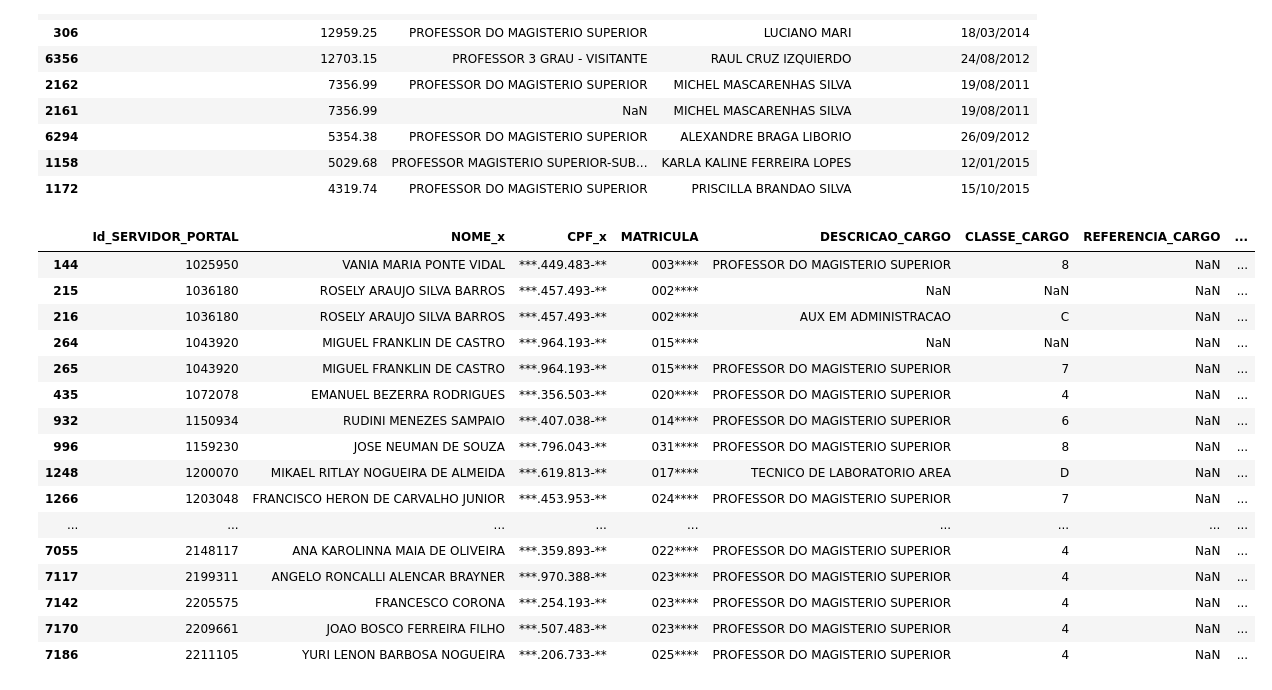
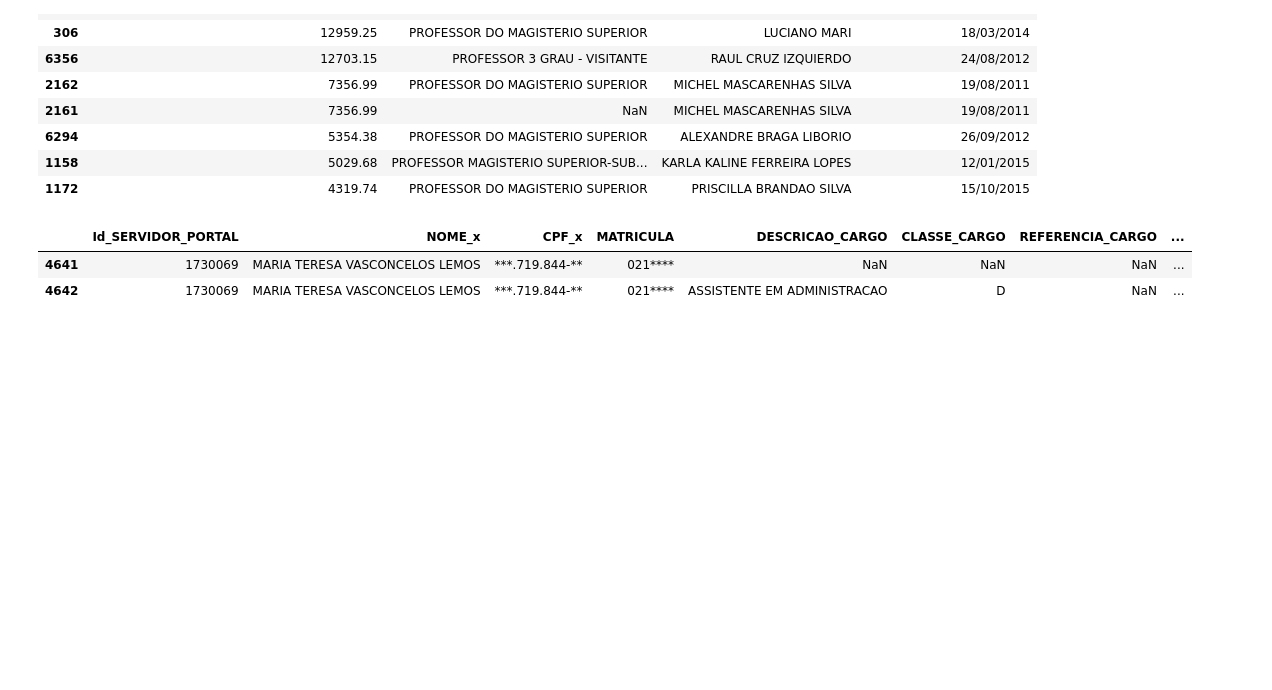
Before and after one commit to abevieiramota/analysis-servidores-federal, a Jupyter notebook: notebooks/1 - Remuneração.ipynb, the cells around one changed output. Cells and saved outputs as stored; diff of their text form; code cells hidden in the pictures; blank space fills up the shorter version.

```diff
--- a/notebooks/1 - Remuneração.ipynb
+++ b/notebooks/1 - Remuneração.ipynb
@@ -157,22 +157,8 @@ cols = cols[-3:] + cols[:-3]
 # %%
 tabelao.sort_values('QTD FG/CD', ascending=False)[cols].to_csv('olhae_leonanrdo_exercicio.csv')
 # %%
-df_ufc[df_ufc['UORG_LOTACAO'] == 'DEPTO DE COMPUTACAO']
+df_ufc[df_ufc['UORG_EXERCICIO'] == 'DIVISAO DE PROGRAMAS ACADEMICOS']
 # %% [output]
 |  | Id_SERVIDOR_PORTAL | NOME_x | CPF_x | MATRICULA | DESCRICAO_CARGO | CLASSE_CARGO | REFERENCIA_CARGO | ... |
-| 144 | 1025950 | VANIA MARIA PONTE VIDAL | ***.449.483-** | 003**** | PROFESSOR DO MAGISTERIO SUPERIOR | 8 | NaN | ... |
-| 215 | 1036180 | ROSELY ARAUJO SILVA BARROS | ***.457.493-** | 002**** | NaN | NaN | NaN | ... |
-| 216 | 1036180 | ROSELY ARAUJO SILVA BARROS | ***.457.493-** | 002**** | AUX EM ADMINISTRACAO | C | NaN | ... |
-| 264 | 1043920 | MIGUEL FRANKLIN DE CASTRO | ***.964.193-** | 015**** | NaN | NaN | NaN | ... |
-| 265 | 1043920 | MIGUEL FRANKLIN DE CASTRO | ***.964.193-** | 015**** | PROFESSOR DO MAGISTERIO SUPERIOR | 7 | NaN | ... |
-| 435 | 1072078 | EMANUEL BEZERRA RODRIGUES | ***.356.503-** | 020**** | PROFESSOR DO MAGISTERIO SUPERIOR | 4 | NaN | ... |
-| 932 | 1150934 | RUDINI MENEZES SAMPAIO | ***.407.038-** | 014**** | PROFESSOR DO MAGISTERIO SUPERIOR | 6 | NaN | ... |
-| 996 | 1159230 | JOSE NEUMAN DE SOUZA | ***.796.043-** | 031**** | PROFESSOR DO MAGISTERIO SUPERIOR | 8 | NaN | ... |
-| 1248 | 1200070 | MIKAEL RITLAY NOGUEIRA DE ALMEIDA | ***.619.813-** | 017**** | TECNICO DE LABORATORIO AREA | D | NaN | ... |
-| 1266 | 1203048 | FRANCISCO HERON DE CARVALHO JUNIOR | ***.453.953-** | 024**** | PROFESSOR DO MAGISTERIO SUPERIOR | 7 | NaN | ... |
-| ... | ... | ... | ... | ... | ... | ... | ... | ... |
-| 7055 | 2148117 | ANA KAROLINNA MAIA DE OLIVEIRA | ***.359.893-** | 022**** | PROFESSOR DO MAGISTERIO SUPERIOR | 4 | NaN | ... |
-| 7117 | 2199311 | ANGELO RONCALLI ALENCAR BRAYNER | ***.970.388-** | 023**** | PROFESSOR DO MAGISTERIO SUPERIOR | 4 | NaN | ... |
-| 7142 | 2205575 | FRANCESCO CORONA | ***.254.193-** | 023**** | PROFESSOR DO MAGISTERIO SUPERIOR | 4 | NaN | ... |
-| 7170 | 2209661 | JOAO BOSCO FERREIRA FILHO | ***.507.483-** | 023**** | PROFESSOR DO MAGISTERIO SUPERIOR | 4 | NaN | ... |
-| 7186 | 2211105 | YURI LENON BARBOSA NOGUEIRA | ***.206.733-** | 025**** | PROFESSOR DO MAGISTERIO SUPERIOR | 4 | NaN | ... |
+| 4641 | 1730069 | MARIA TERESA VASCONCELOS LEMOS | ***.719.844-** | 021**** | NaN | NaN | NaN | ... |
+| 4642 | 1730069 | MARIA TERESA VASCONCELOS LEMOS | ***.719.844-** | 021**** | ASSISTENTE EM ADMINISTRACAO | D | NaN | ... |
```
Also changed, not shown: 1 other file.
